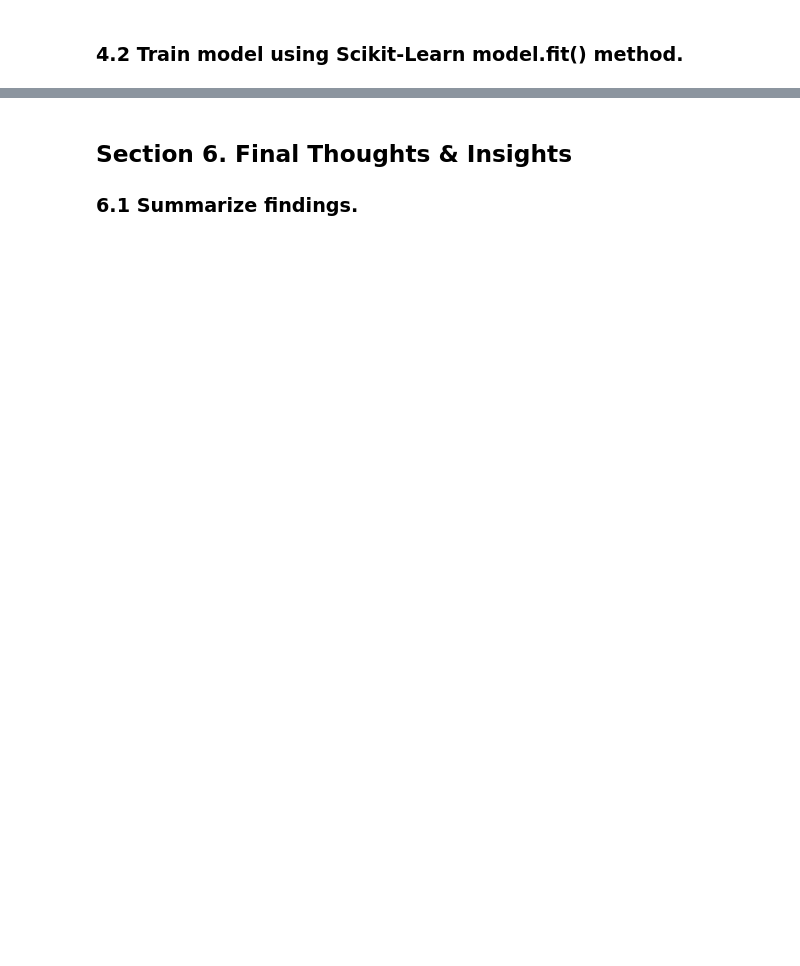
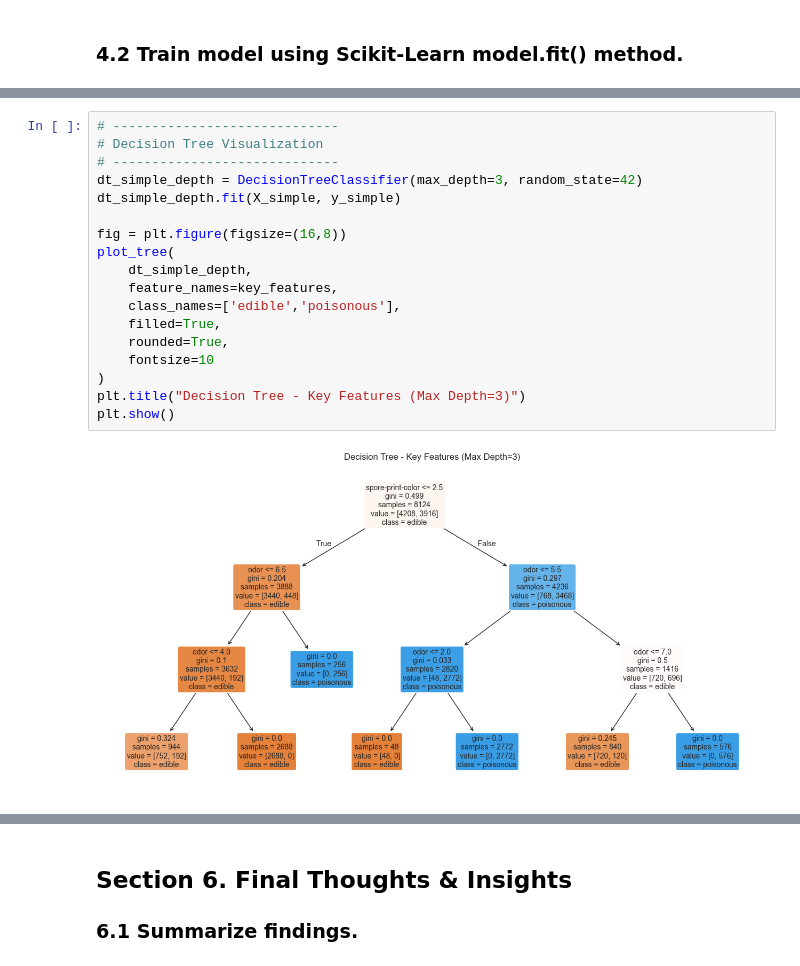
Before and after one commit to abeaderstadt/ml_classification_beaderstadt, a Jupyter notebook: classification_beaderstadt.ipynb, the cells around one changed output, grey strips where cells are left out. Saved outputs shown, nothing was run; the diff lists cells and outputs as text; blank space fills up the shorter version.

```diff
--- a/classification_beaderstadt.ipynb
+++ b/classification_beaderstadt.ipynb
@@ -259,0 +420,20 @@ X_scaled = scaler.fit_transform(X_encoded)  # only for SVM / Neural Network
+# %%
+# -----------------------------
+# Decision Tree Visualization
+# -----------------------------
+dt_simple_depth = DecisionTreeClassifier(max_depth=3, random_state=42)
+dt_simple_depth.fit(X_simple, y_simple)
+
+fig = plt.figure(figsize=(16,8))
+plot_tree(
+    dt_simple_depth,
+    feature_names=key_features,
+    class_names=['edible','poisonous'],
+    filled=True,
+    rounded=True,
+    fontsize=10
+)
+plt.title("Decision Tree - Key Features (Max Depth=3)")
+plt.show()
+# %% [output]
+[figure, added]
```
Also changed, not shown: parts of 38 cells of this notebook, 1 other file.
